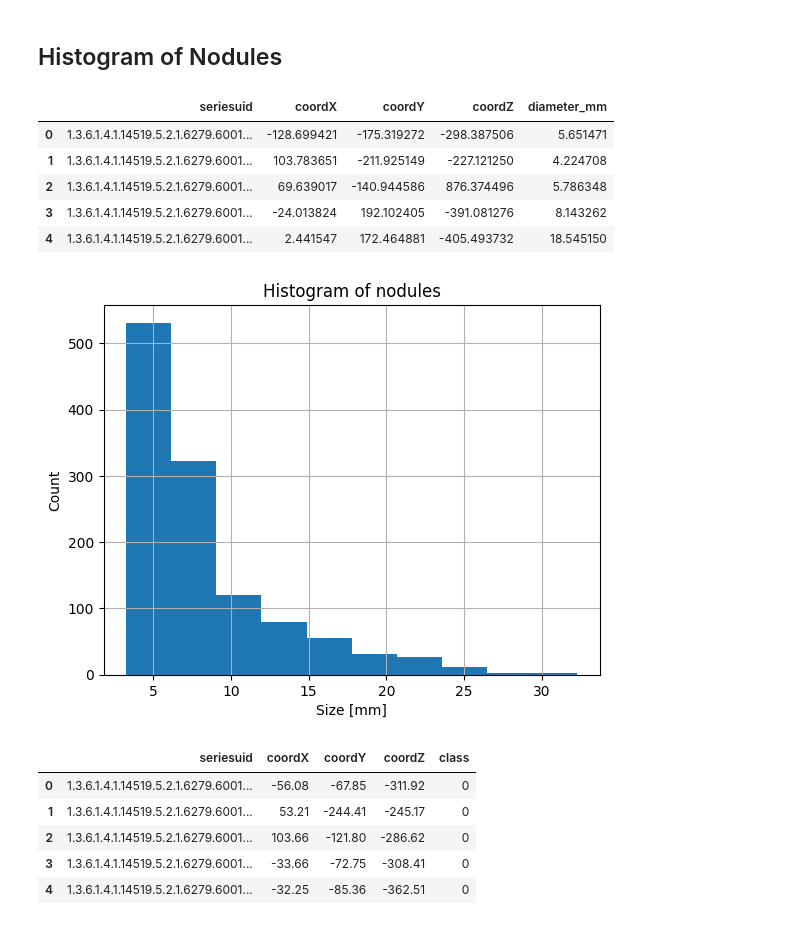
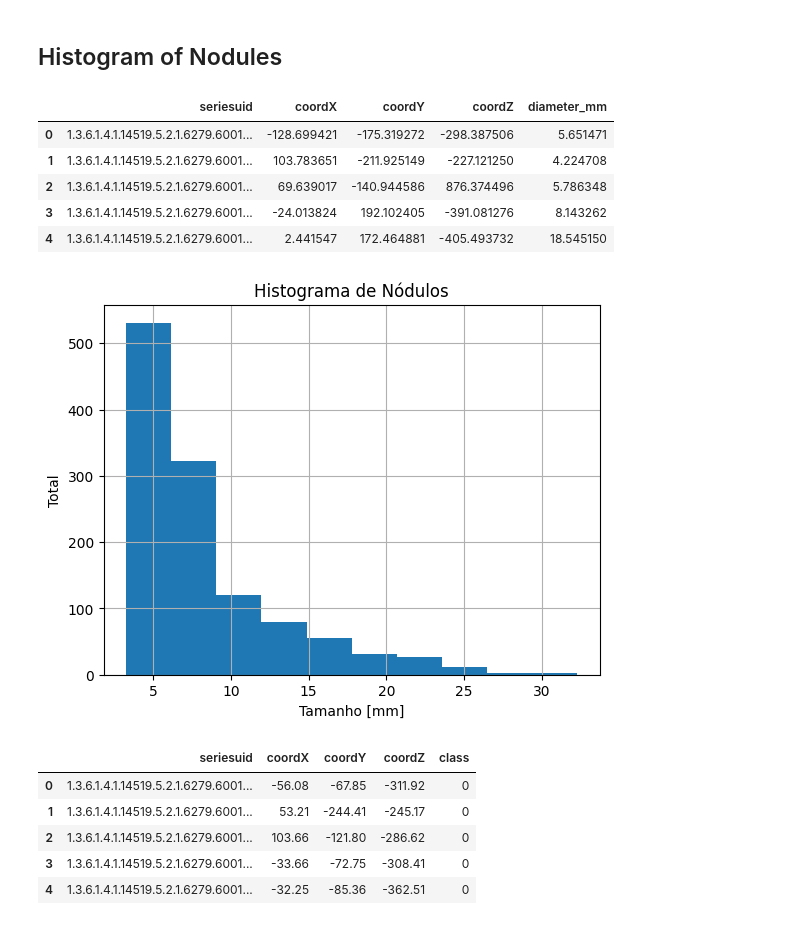
Before and after one commit to GUILN/computer-vision, a Jupyter notebook: implementations/pix2pix_lung_cancer/notebooks/read_and_extract_roi_luna.ipynb, the cells around one changed output. Saved outputs shown, nothing was run; the diff lists cells and outputs as text; code cells hidden in the pictures.

```diff
--- a/implementations/pix2pix_lung_cancer/notebooks/read_and_extract_roi_luna.ipynb
+++ b/implementations/pix2pix_lung_cancer/notebooks/read_and_extract_roi_luna.ipynb
@@ -27,18 +27,18 @@ LUNA_ANNOTATIONS_CSV = path_join(LUNA_FOLDER, "annotations.csv")
 # %%
 df_annotations = pd.read_csv(LUNA_ANNOTATIONS_CSV)
 display(df_annotations.head())
 df_annotations['diameter_mm'].hist();
-plt.title('Histogram of nodules');
-plt.xlabel('Size [mm]');
-plt.ylabel('Count');
+plt.title('Histograma de Nódulos');
+plt.xlabel('Tamanho [mm]');
+plt.ylabel('Total');
 # %% [output]
 |  | seriesuid | coordX | coordY | coordZ | diameter_mm |
 | 0 | 1.3.6.1.4.1.14519.5.2.1.6279.6001... | -128.699421 | -175.319272 | -298.387506 | 5.651471 |
 | 1 | 1.3.6.1.4.1.14519.5.2.1.6279.6001... | 103.783651 | -211.925149 | -227.121250 | 4.224708 |
 | 2 | 1.3.6.1.4.1.14519.5.2.1.6279.6001... | 69.639017 | -140.944586 | 876.374496 | 5.786348 |
 | 3 | 1.3.6.1.4.1.14519.5.2.1.6279.6001... | -24.013824 | 192.102405 | -391.081276 | 8.143262 |
 | 4 | 1.3.6.1.4.1.14519.5.2.1.6279.6001... | 2.441547 | 172.464881 | -405.493732 | 18.545150 |
-[figure, old version]
+[figure, new version]
 # %%
 df_candidates = pd.read_csv(LUNA_CANDIDATES_CSV)
 df_candidates.head()
```
Also changed, not shown: parts of 3 cells of this notebook, 1 other file.
